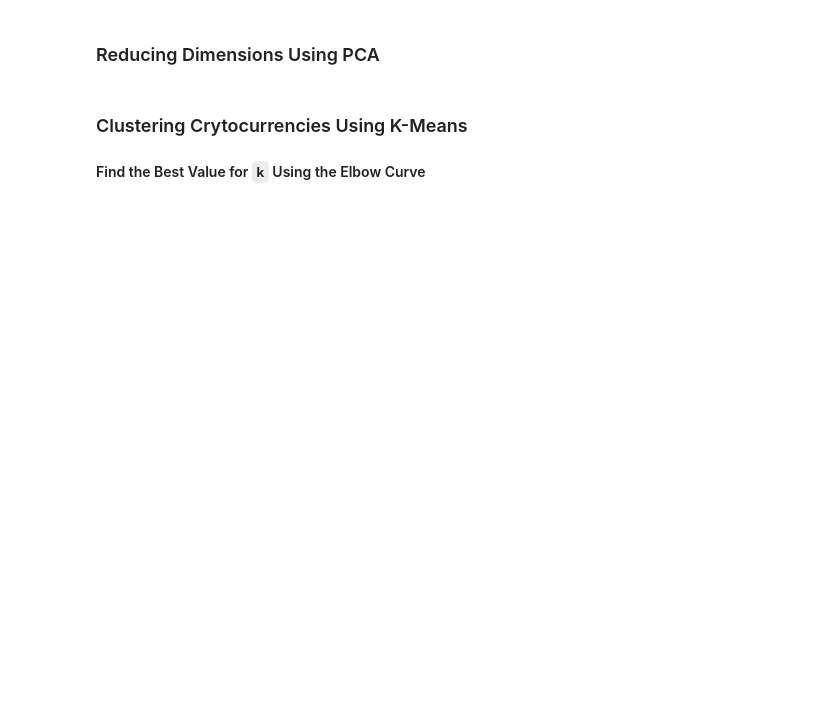
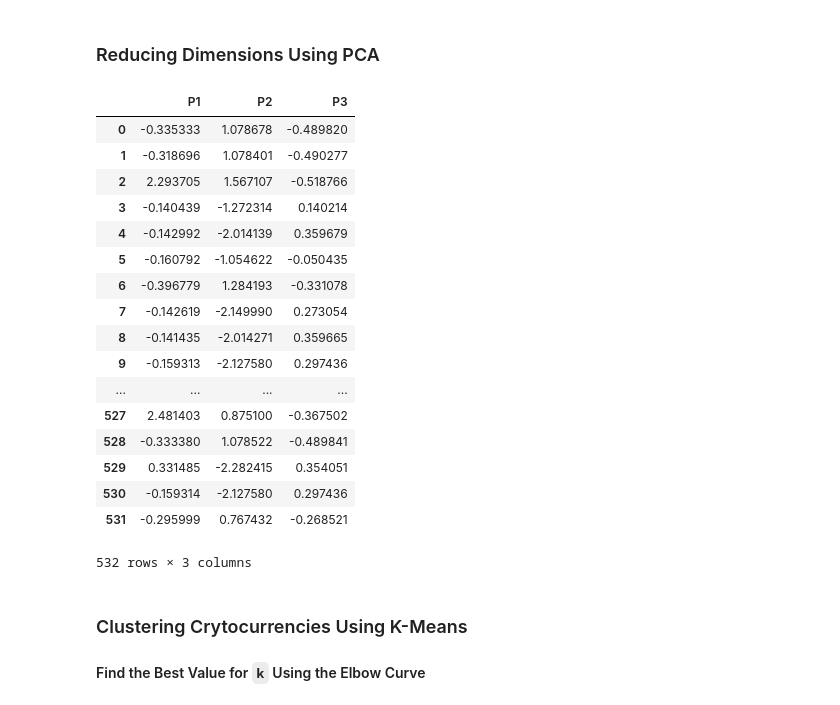
Before and after one commit to ColinNeagle/AWS_HW, a Jupyter notebook: 13-AWS-Lex/Instructions/Starter_Files/crypto_clustering.ipynb, the cells around one changed output. Drawn from its saved outputs; the diff is of its cells as text; code cells hidden in the pictures; blank space fills up the shorter version.

```diff
--- a/13-AWS-Lex/Instructions/Starter_Files/crypto_clustering.ipynb
+++ b/13-AWS-Lex/Instructions/Starter_Files/crypto_clustering.ipynb
@@ -127,0 +207,3 @@ dtype: int64
+# %%
+#change TotalCoinSupply to float from string
+crypto_df.TotalCoinSupply=crypto_df.TotalCoinSupply.astype(float)
@@ -128,2 +214,4 @@ dtype: int64
 # %%
 # Create dummy variables for text features
+dummy_df=pd.get_dummies(crypto_df)
+dummy_df.head()
@@ -131,0 +228,4 @@ dtype: int64
+# %%
+# Standardize data
+crypto_scaled = StandardScaler().fit_transform(dummy_df)
+print(crypto_scaled[0:5])
@@ -133,8 +251,32 @@ dtype: int64
 ### Reducing Dimensions Using PCA
 # %%
 # Use PCA to reduce dimensions to 3 principal components
+pca = PCA(n_components=3)
 # %%
 # Create a DataFrame with the principal components data
+crypto_pca = pca.fit_transform(crypto_scaled)
+crypto_pca
+pca_df = pd.DataFrame(crypto_pca,columns=("P1", "P2", "P3"))
+pca_df
+# %% [output]
+|  | P1 | P2 | P3 |
+| 0 | -0.335333 | 1.078678 | -0.489820 |
+| 1 | -0.318696 | 1.078401 | -0.490277 |
+| 2 | 2.293705 | 1.567107 | -0.518766 |
+| 3 | -0.140439 | -1.272314 | 0.140214 |
+| 4 | -0.142992 | -2.014139 | 0.359679 |
+| 5 | -0.160792 | -1.054622 | -0.050435 |
+| 6 | -0.396779 | 1.284193 | -0.331078 |
+| 7 | -0.142619 | -2.149990 | 0.273054 |
+| 8 | -0.141435 | -2.014271 | 0.359665 |
+| 9 | -0.159313 | -2.127580 | 0.297436 |
+| ... | ... | ... | ... |
+| 527 | 2.481403 | 0.875100 | -0.367502 |
+| 528 | -0.333380 | 1.078522 | -0.489841 |
+| 529 | 0.331485 | -2.282415 | 0.354051 |
+| 530 | -0.159314 | -2.127580 | 0.297436 |
+| 531 | -0.295999 | 0.767432 | -0.268521 |
+532 rows × 3 columns
 # %% [markdown]
 ### Clustering Crytocurrencies Using K-Means
 
```
Also changed, not shown: parts of 23 cells of this notebook.
